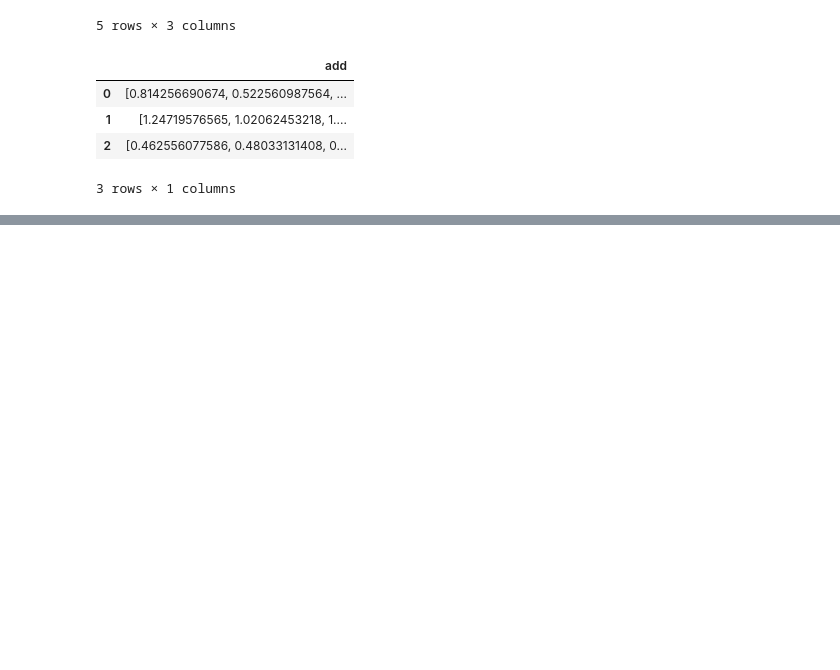
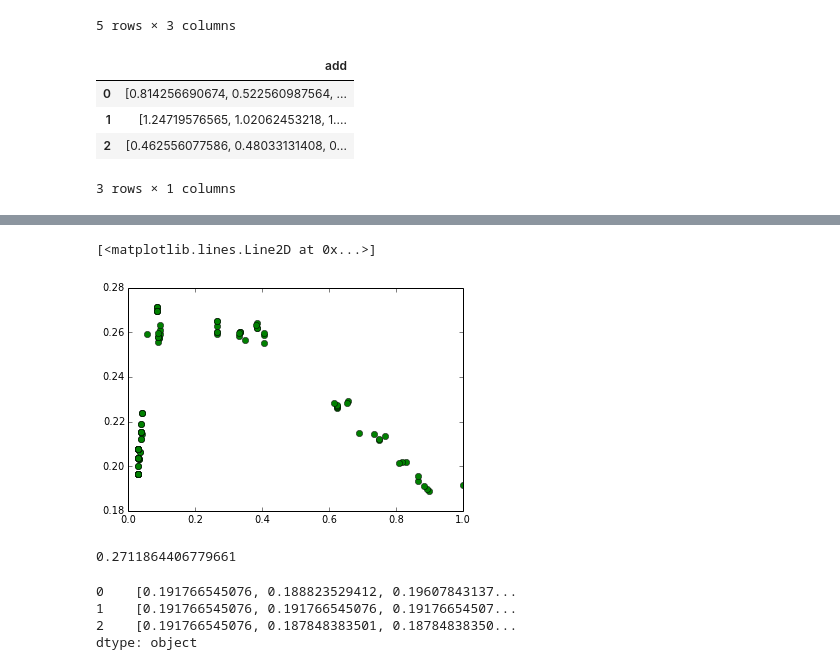
Before and after one commit to fagan2888/cs289_final_project, a Jupyter notebook: multiple_evaluations.ipynb, the cells around one changed output, grey strips where cells are left out. Drawn from its saved outputs; the diff is of its cells as text; code cells hidden in the pictures; blank space fills up the shorter version.

```diff
--- a/multiple_evaluations.ipynb
+++ b/multiple_evaluations.ipynb
@@ -36 +28,27 @@ reload(hl)
+# %%
+def make_precision_recall_dicts(node_assigned_2012, pruned_tree, hybrid_logit,
+                                  pure_logit,results_string, classes, step_size):
+    assert 1 in step_size *np.array(range(101))
+    error_frames = []
+    trigger_point = 0
+    while trigger_point <= 1:
+        error_frames.append(hl.predict_with_hybrid_tree_and_logit(node_assigned_2012, pruned_tree,
+                                                                 hybrid_logit, pure_logit,
+                                                                 results_col, [0, 1], threshold = trigger_point, disp = False))
+        trigger_point += step_size
+
+    classifier_names = error_frames[0].columns.tolist()
+    precision_pts = {}
+    recall_pts = {}
+
+    for name in classifier_names:
+        precision_pts[name] = []
+        recall_pts[name] = []
+
+    for frame in error_frames:
+        for col in frame.columns:
+            precision_pts[col].append(frame.loc["Precision", col])
+            recall_pts[col].append(frame.loc["Recall", col])
+
+    return precision_pts, recall_pts
 # %%
@@ -137,0 +204,6 @@ test_add
+# %%
+#for num, col in enumerate(error_comparison.columns):
+error_comparison.loc["Precision Points"] = pd.Series(p_points, index=error_comparison.columns)
+error_comparison.loc["Recall Points"] = pd.Series(r_points, index=error_comparison.columns)
+
+error_comparison
@@ -137,0 +220,16 @@ test_add
+# %%
+plt.plot(error_comparison["Hybrid"]["Recall Points"], error_comparison["Hybrid"]["Precision Points"],'og')
+# %% [output]
+[<matplotlib.lines.Line2D at 0x...>]
+[figure, added]
+# %%
+error_comparison["Hybrid"]["Precision Points"][50]
+# %% [output]
+0.2711864406779661
+# %%
+pd.Series(p_points)
+# %% [output]
+0    [0.191766545076, 0.188823529412, 0.19607843137...
+1    [0.191766545076, 0.191766545076, 0.19176654507...
+2    [0.191766545076, 0.187848383501, 0.18784838350...
+dtype: object
```
Also changed, not shown: parts of 11 cells of this notebook.
